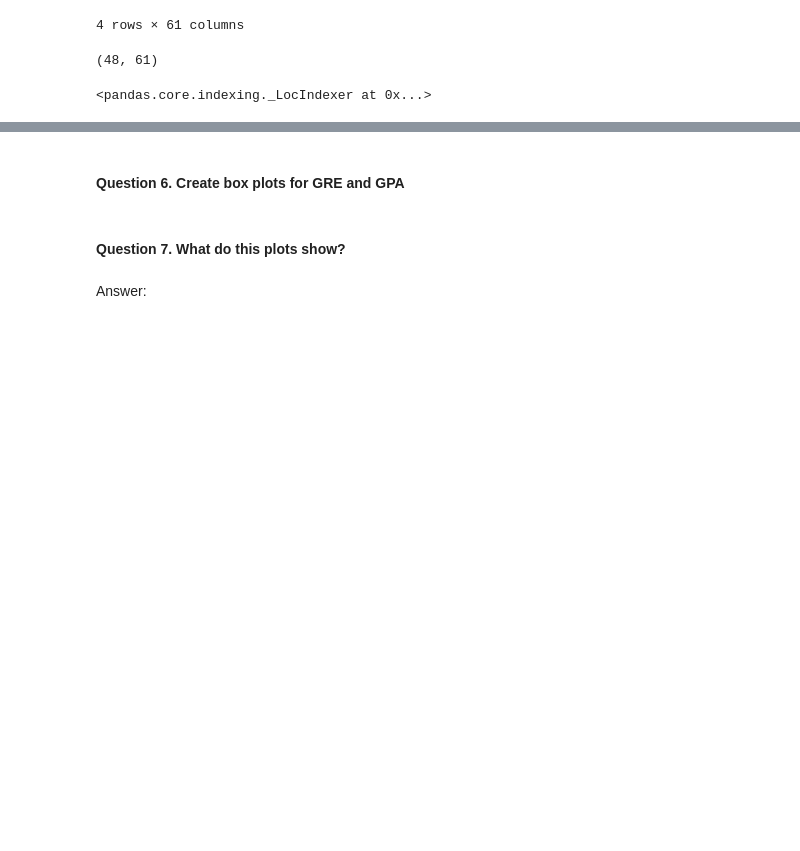
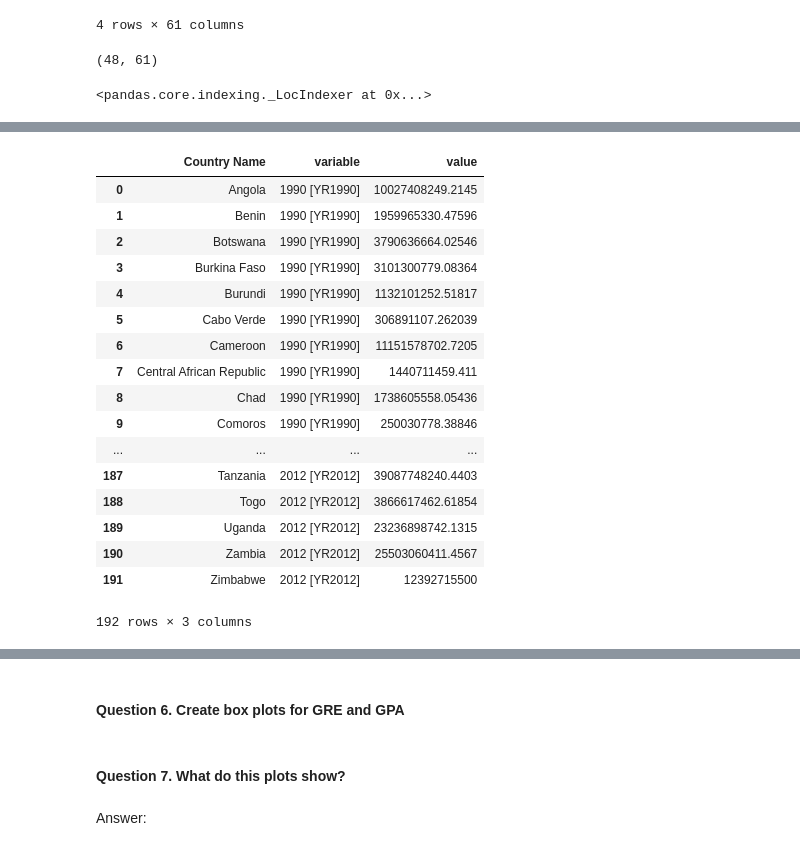
Before and after one commit to ctwoodnyc/ds_homework, a Jupyter notebook: final_project/code/final_proj-CTW.ipynb, the cells around one changed output, grey strips where cells are left out. Drawn from its saved outputs; the diff is of its cells as text; code cells hidden in the pictures; blank space fills up the shorter version.

```diff
--- a/final_project/code/final_proj-CTW.ipynb
+++ b/final_project/code/final_proj-CTW.ipynb
@@ -263,0 +376,22 @@ a
+# %%
+df_gdp = pd.melt(gdp, id_vars=['Country Name'], value_vars=['1990 [YR1990]','2000 [YR2000]','2010 [YR2010]','2012 [YR2012]'])
+df_gdp
+# %% [output]
+|  | Country Name | variable | value |
+| 0 | Angola | 1990 [YR1990] | 10027408249.2145 |
+| 1 | Benin | 1990 [YR1990] | 1959965330.47596 |
+| 2 | Botswana | 1990 [YR1990] | 3790636664.02546 |
+| 3 | Burkina Faso | 1990 [YR1990] | 3101300779.08364 |
+| 4 | Burundi | 1990 [YR1990] | 1132101252.51817 |
+| 5 | Cabo Verde | 1990 [YR1990] | 306891107.262039 |
+| 6 | Cameroon | 1990 [YR1990] | 11151578702.7205 |
+| 7 | Central African Republic | 1990 [YR1990] | 1440711459.411 |
+| 8 | Chad | 1990 [YR1990] | 1738605558.05436 |
+| 9 | Comoros | 1990 [YR1990] | 250030778.38846 |
+| ... | ... | ... | ... |
+| 187 | Tanzania | 2012 [YR2012] | 39087748240.4403 |
+| 188 | Togo | 2012 [YR2012] | 3866617462.61854 |
+| 189 | Uganda | 2012 [YR2012] | 23236898742.1315 |
+| 190 | Zambia | 2012 [YR2012] | 25503060411.4567 |
+| 191 | Zimbabwe | 2012 [YR2012] | 12392715500 |
+192 rows × 3 columns
```
Also changed, not shown: parts of 11 cells of this notebook.
